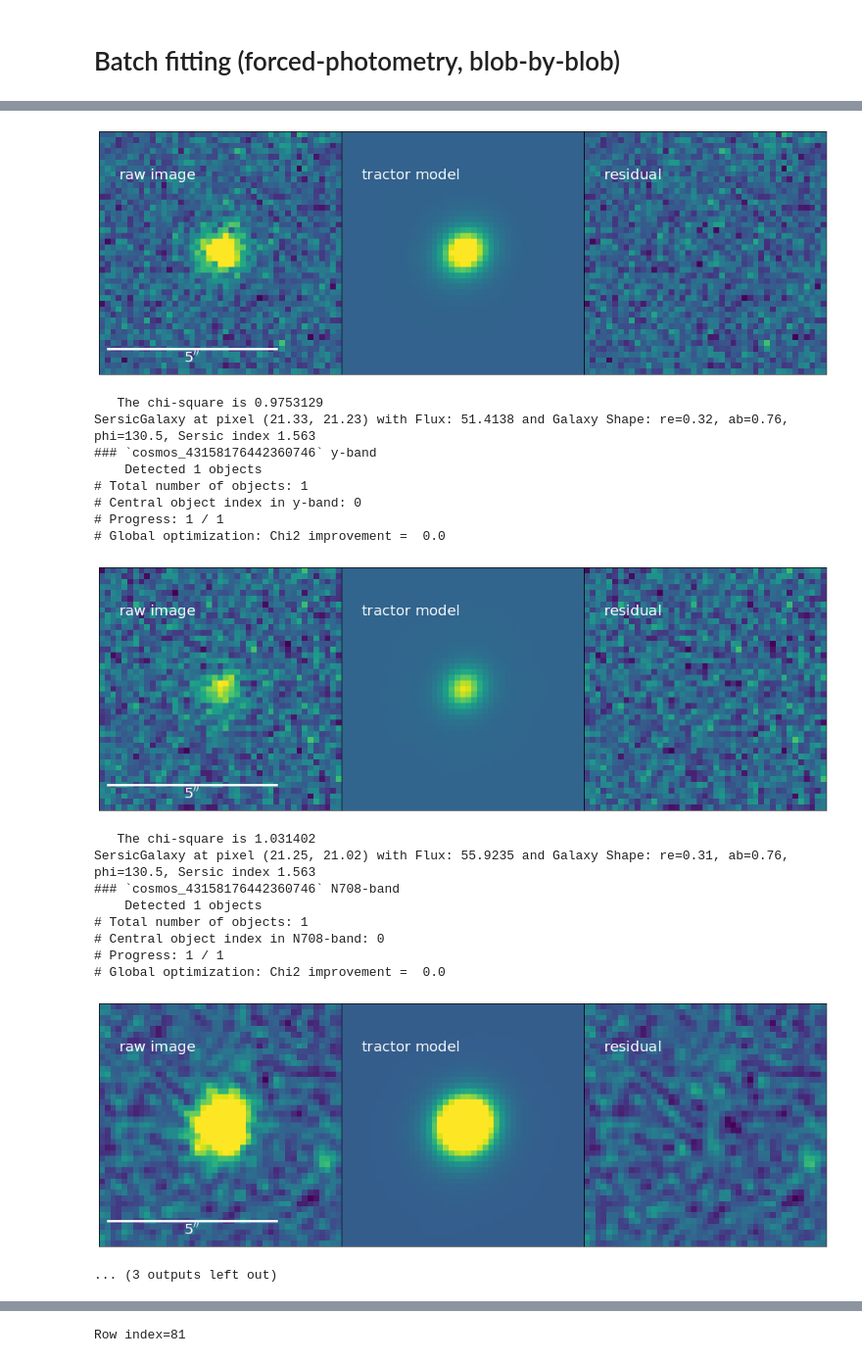
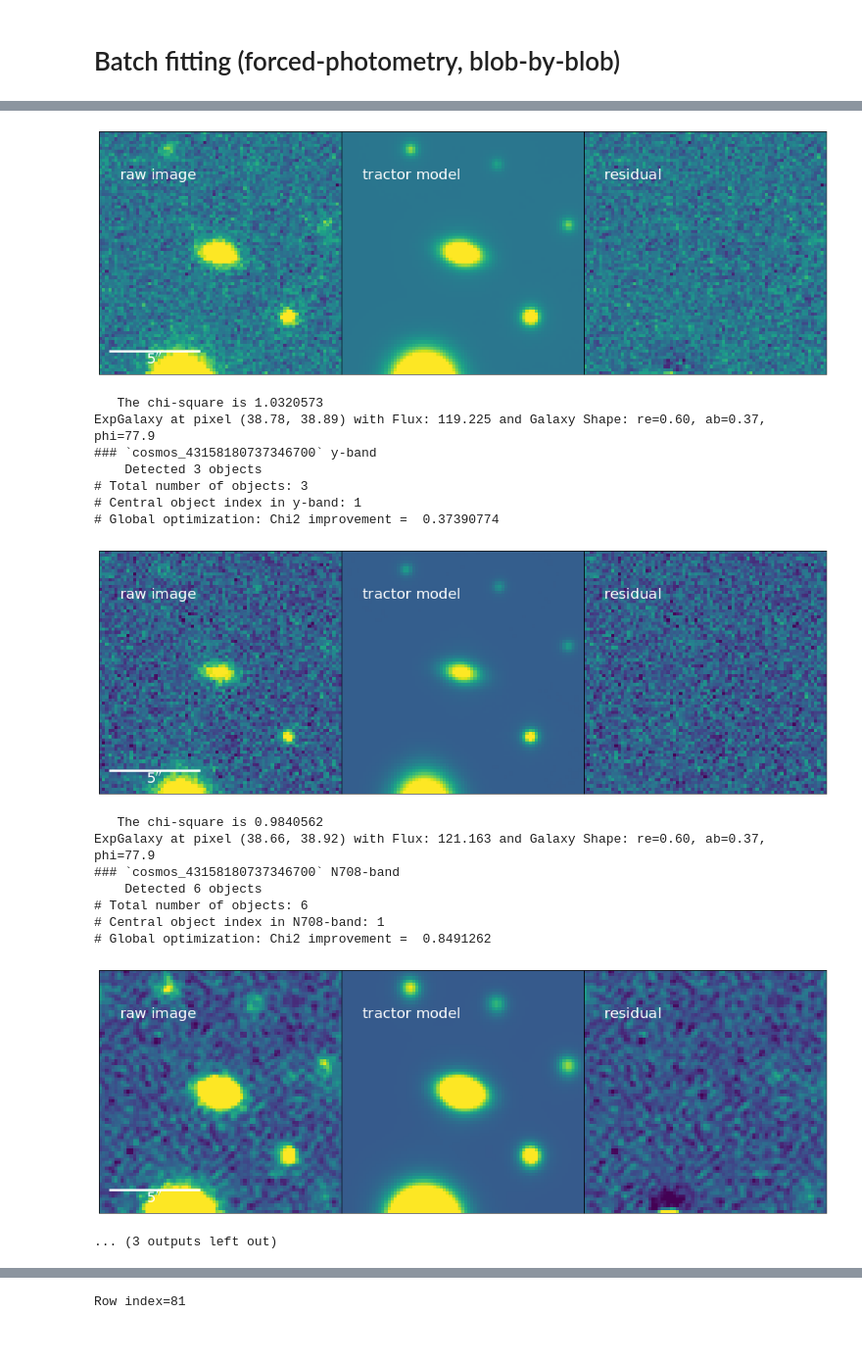
Before and after one commit to MerianSurvey/lambo, a Jupyter notebook: debug-Merian-tractor-ladybug.ipynb, the cells around one changed output, grey strips where cells are left out. Shown at 98% size. Cells and saved outputs as stored; diff of their text form; code cells hidden in the pictures.

```diff
--- a/debug-Merian-tractor-ladybug.ipynb
+++ b/debug-Merian-tractor-ladybug.ipynb
@@ -51,7 +40,7 @@ kuaizi.set_env(project='Merian', name='', data_dir='/scratch/gpfs/jiaxuanl/Data'
 # %% [output]
 '/scratch/gpfs/jiaxuanl/Data/Merian/'
 # %%
-obj_cat = Table.read('./Catalogs/COSMOS_cutouts_tractor_gaap_test.fits')
+obj_cat = Table.read('./Catalogs/COSMOS_cutouts_tractor_gaap_lowz.fits')[:100]
 obj_cat['dir'] = [file.replace('/projects/MERIAN/poststamps/g09_broadcut',
                               '/scratch/gpfs/jiaxuanl/Data/Merian/Cutout'
                              ) for file in obj_cat['dir']]
@@ -62,7 +61,7 @@ from astropy.convolution import Gaussian2DKernel
 # %%
 channels = list('grizy') + ['N708', 'N540']
 
-obj = obj_cat[16]
+obj = obj_cat[161] # 64 for slack example
 obj_id = obj['ID']
 
 
@@ -131,8 +118,9 @@ sys.path.append('/home/jiaxuanl/Research/Packages/tractor/')
 model_dict = {}
 
 ref_filt = 'i'
-model_dict[ref_filt] = tractor_hsc_sep_blob_by_blob(
+model_dict[ref_filt], _obj_cat_i = tractor_hsc_sep_blob_by_blob(
     obj, ref_filt, hsc_data.channels, hsc_data,
-    freeze_dict={'pos': False, 'shape.ab': False, 'shape.phi': False, 'sersicindex': False}, # don't fix shape/sersic
+    freeze_dict={'pos': False, 'shape': False, 'shape.re': False,
+                 'shape.ab': False, 'shape.phi': False, 'sersicindex': False}, # don't fix shape/sersic
     verbose=True, show_fig=True)
 # %% [output]
@@ -208,7 +219,7 @@ channels = list('grizy') + ['N708', 'N540']
 ref_filt = 'i'
 forced_channels = [filt for filt in channels if filt != ref_filt]
 
-for k, obj in enumerate(obj_cat[0:1]):
+for k, obj in enumerate(obj_cat[21:21+1]):
     print(f'### Tractor modeling for obj {k}')
     obj_id = obj['ID']
 
@@ -233,20 +244,26 @@ for k, obj in enumerate(obj_cat[0:1]):
     # Start fitting
     model_dict = {}
     # fitting in the i-band first: then pass the i-band parameters of target galaxy to other bands
-    model_dict[ref_filt] = tractor_hsc_sep_blob_by_blob(
+    model_dict[ref_filt], _obj_cat_i = tractor_hsc_sep_blob_by_blob(
         obj, ref_filt, data.channels, data,
-        freeze_dict={'pos': False, 'shape.ab': False, 'shape.phi': False, 'sersicindex': False},
-        # don't fix shape/sersic
+        freeze_dict={'pos': False, 'shape': False, 'shape.re': False,
+                     'shape.ab': False, 'shape.phi': False, 'sersicindex': False}, # don't fix shape/sersic
         verbose=True, show_fig=True)
 
     for filt in forced_channels:
-        pos = False# if filt == 'N' else True
-        model_dict[filt] = tractor_hsc_sep_blob_by_blob(
+        pos = True
+        fix_all = True
+        ref_catalog = model_dict[ref_filt].catalog.copy()
+        model_dict[filt], _ = tractor_hsc_sep_blob_by_blob(
             obj, filt, data.channels, data,
-            ref_source=model_dict[ref_filt].catalog[model_dict[ref_filt].target_ind],
-            freeze_dict={'pos': pos, 'shape.ab': True, 'shape.phi': True, 'sersicindex': True},
-            # don't fix shape/sersic
+            fix_all=fix_all, tractor_cat=ref_catalog,
+            # obj_cat=_obj_cat_i,
+            # ref_source=model_dict[ref_filt].catalog[model_dict[ref_filt].target_ind],
+            freeze_dict={'pos': pos, 'shape': True, 'shape.re': True, 'shape.ab': True, 'shape.phi': True,
+                         'sersicindex': True},  # don't fix shape/sersic
             verbose=True, show_fig=True)
+#     with open(os.path.join(obj['dir'], f'cosmos_{obj["ID"]}_tractor.pkl'), 'wb') as f:
+#         pickle.dump(model_dict, f)
     # Write to catalog
 #     with open(obj_name + '_sep_tractor.pkl', 'wb') as f:
 #         pickle.dump(model_dict, f)
@@ -288,20 +307,18 @@ SersicGalaxy at pixel (21.41, 21.01) with Flux: 39.2842 and Galaxy Shape: re=0.2
-[figure, old version]
+[figure, new version]
-   The chi-square is 0.9753129
-SersicGalaxy at pixel (21.33, 21.23) with Flux: 51.4138 and Galaxy Shape: re=0.32, ab=0.76, phi=130.5, Sersic index 1.563
-### `cosmos_43158176442360746` y-band
-    Detected 1 objects
-# Total number of objects: 1
-# Central object index in y-band: 0
-# Progress: 1 / 1
-# Global optimization: Chi2 improvement =  0.0
+   The chi-square is 1.0320573
+ExpGalaxy at pixel (38.78, 38.89) with Flux: 119.225 and Galaxy Shape: re=0.60, ab=0.37, phi=77.9
+### `cosmos_43158180737346700` y-band
+    Detected 3 objects
+# Total number of objects: 3
+# Central object index in y-band: 1
+# Global optimization: Chi2 improvement =  0.37390774
-[figure, old version]
+[figure, new version]
-   The chi-square is 1.031402
-SersicGalaxy at pixel (21.25, 21.02) with Flux: 55.9235 and Galaxy Shape: re=0.31, ab=0.76, phi=130.5, Sersic index 1.563
-### `cosmos_43158176442360746` N708-band
-    Detected 1 objects
-# Total number of objects: 1
-# Central object index in N708-band: 0
-# Progress: 1 / 1
-# Global optimization: Chi2 improvement =  0.0
+   The chi-square is 0.9840562
+ExpGalaxy at pixel (38.66, 38.92) with Flux: 121.163 and Galaxy Shape: re=0.60, ab=0.37, phi=77.9
+### `cosmos_43158180737346700` N708-band
+    Detected 6 objects
+# Total number of objects: 6
+# Central object index in N708-band: 1
+# Global optimization: Chi2 improvement =  0.8491262
-[figure, old version]
+[figure, new version]
 ... (3 outputs left out)
```
Also changed, not shown: parts of 60 cells of this notebook, 5 other files.
